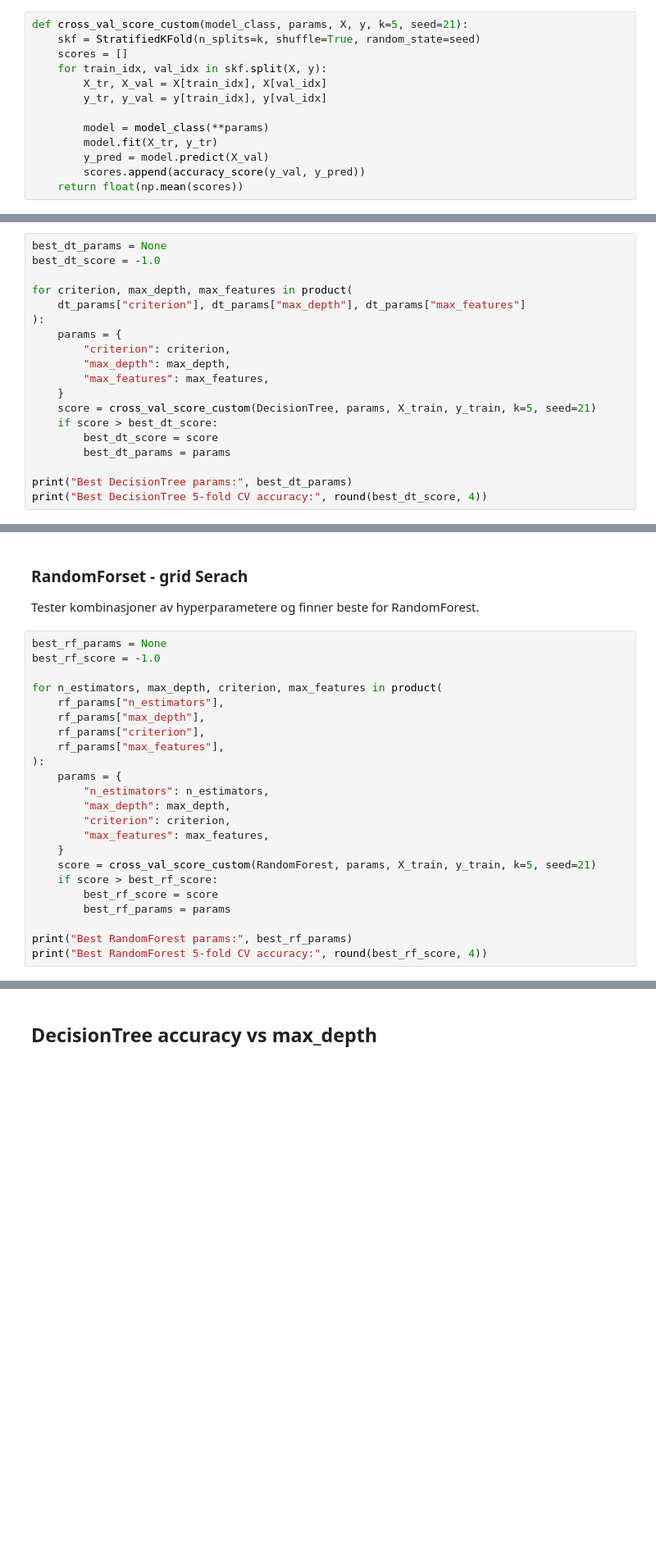
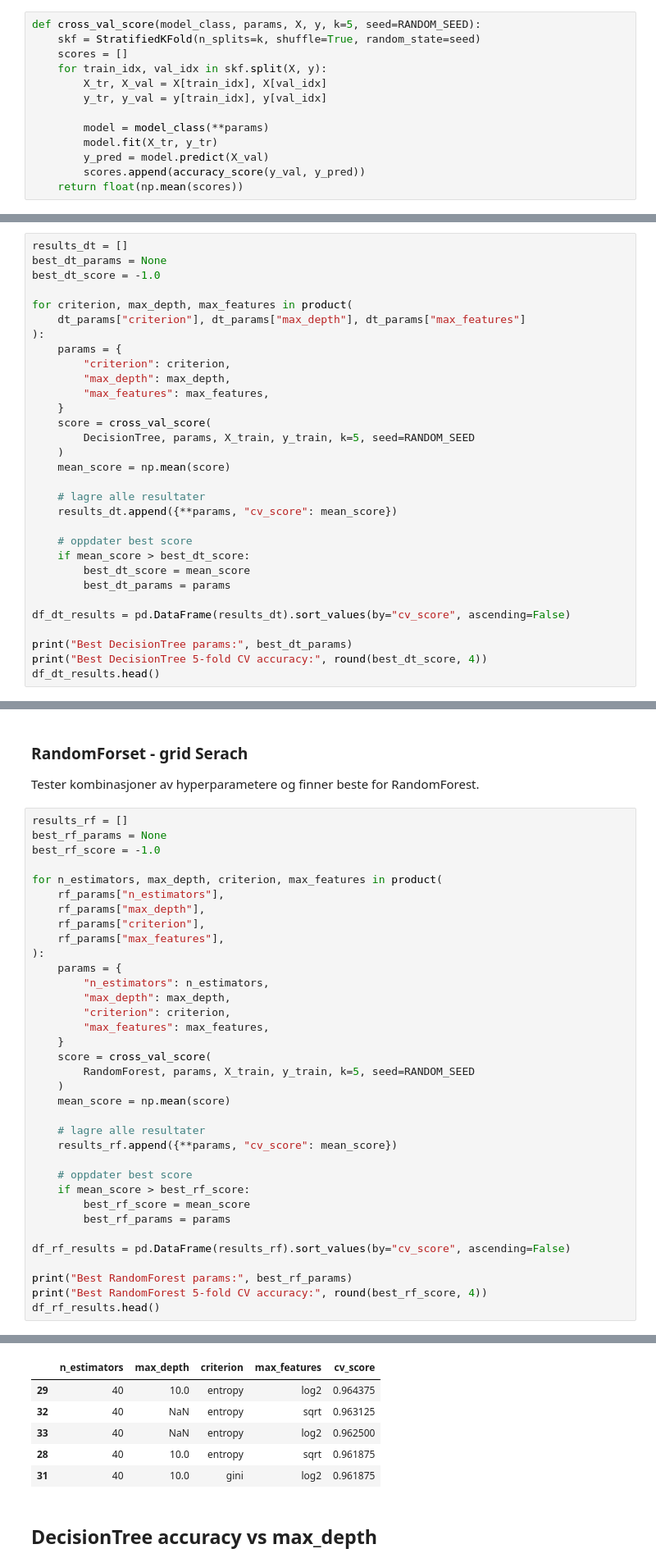
Before and after one commit to MariusReik/264_Project1, a Jupyter notebook: run_experiments.ipynb, the cells around one changed output, grey strips where cells are left out. Shown at 82% size. Saved outputs shown, nothing was run; the diff lists cells and outputs as text; blank space fills up the shorter version.

```diff
--- a/run_experiments.ipynb
+++ b/run_experiments.ipynb
@@ -63,7 +70,7 @@ rf_params = {
 
 Funksjon for k-fold cross validation som regner ut accuracy.
 # %%
-def cross_val_score_custom(model_class, params, X, y, k=5, seed=21):
+def cross_val_score(model_class, params, X, y, k=5, seed=RANDOM_SEED):
     skf = StratifiedKFold(n_splits=k, shuffle=True, random_state=seed)
     scores = []
     for train_idx, val_idx in skf.split(X, y):
@@ -80,6 +87,7 @@ def cross_val_score_custom(model_class, params, X, y, k=5, seed=21):
 
 Tester kombinasjoner av hyperparametere og finner beste for DecisionTree.
 # %%
+results_dt = []
 best_dt_params = None
 best_dt_score = -1.0
 
@@ -91,10 +99,21 @@ for criterion, max_depth, max_features in product(
         "max_depth": max_depth,
         "max_features": max_features,
     }
-    score = cross_val_score_custom(DecisionTree, params, X_train, y_train, k=5, seed=21)
-    if score > best_dt_score:
-        best_dt_score = score
+    score = cross_val_score(
+        DecisionTree, params, X_train, y_train, k=5, seed=RANDOM_SEED
+    )
+    mean_score = np.mean(score)
+
+    # lagre alle resultater
+    results_dt.append({**params, "cv_score": mean_score})
+
+    # oppdater best score
+    if mean_score > best_dt_score:
+        best_dt_score = mean_score
         best_dt_params = params
+
+df_dt_results = pd.DataFrame(results_dt).sort_values(by="cv_score", ascending=False)
 
 print("Best DecisionTree params:", best_dt_params)
 print("Best DecisionTree 5-fold CV accuracy:", round(best_dt_score, 4))
+df_dt_results.head()
@@ -102,6 +130,7 @@ print("Best DecisionTree 5-fold CV accuracy:", round(best_dt_score, 4))
 ### RandomForset - grid Serach
 Tester kombinasjoner av hyperparametere og finner beste for RandomForest.
 # %%
+results_rf = []
 best_rf_params = None
 best_rf_score = -1.0
 
@@ -117,10 +146,22 @@ for n_estimators, max_depth, criterion, max_features in product(
         "criterion": criterion,
         "max_features": max_features,
     }
-    score = cross_val_score_custom(RandomForest, params, X_train, y_train, k=5, seed=21)
-    if score > best_rf_score:
-        best_rf_score = score
+    score = cross_val_score(
+        RandomForest, params, X_train, y_train, k=5, seed=RANDOM_SEED
+    )
+    mean_score = np.mean(score)
+
+    # lagre alle resultater
+    results_rf.append({**params, "cv_score": mean_score})
+
+    # oppdater best score
+    if mean_score > best_rf_score:
+        best_rf_score = mean_score
         best_rf_params = params
+
+df_rf_results = pd.DataFrame(results_rf).sort_values(by="cv_score", ascending=False)
 
 print("Best RandomForest params:", best_rf_params)
 print("Best RandomForest 5-fold CV accuracy:", round(best_rf_score, 4))
+df_rf_results.head()
+# %% [output]
@@ -127,3 +170,9 @@ print("Best RandomForest 5-fold CV accuracy:", round(best_rf_score, 4))
+|  | n_estimators | max_depth | criterion | max_features | cv_score |
+| 29 | 40 | 10.0 | entropy | log2 | 0.964375 |
+| 32 | 40 | NaN | entropy | sqrt | 0.963125 |
+| 33 | 40 | NaN | entropy | log2 | 0.962500 |
+| 28 | 40 | 10.0 | entropy | sqrt | 0.961875 |
+| 31 | 40 | 10.0 | gini | log2 | 0.961875 |
 # %% [markdown]
 ## DecisionTree accuracy vs max_depth
 # %%
```
Also changed, not shown: parts of 9 cells of this notebook.
